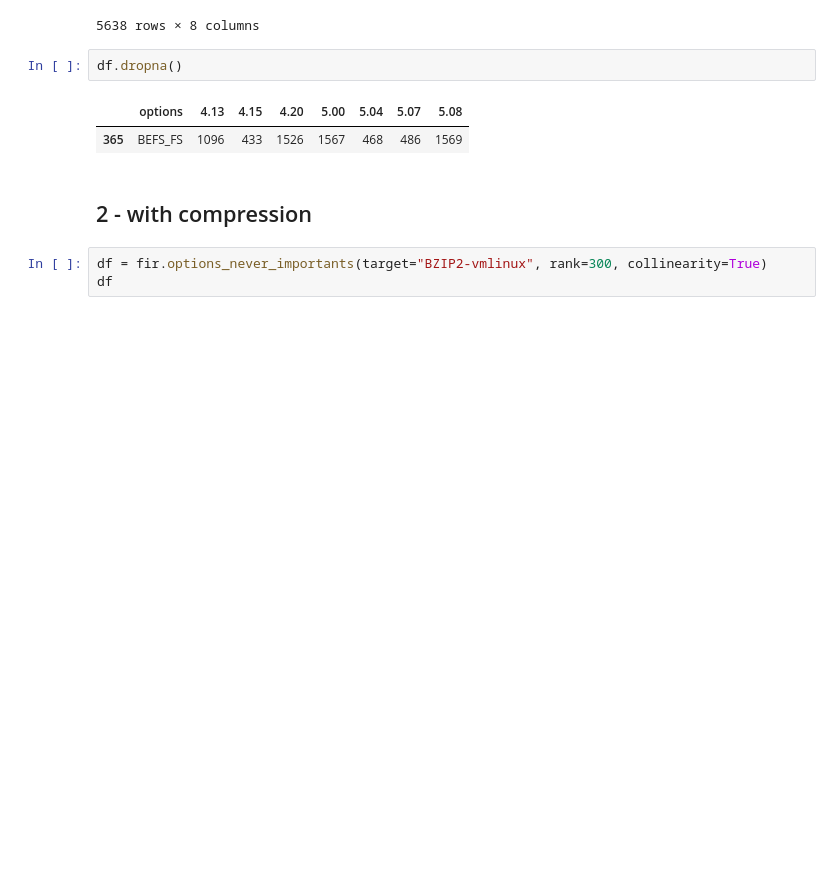
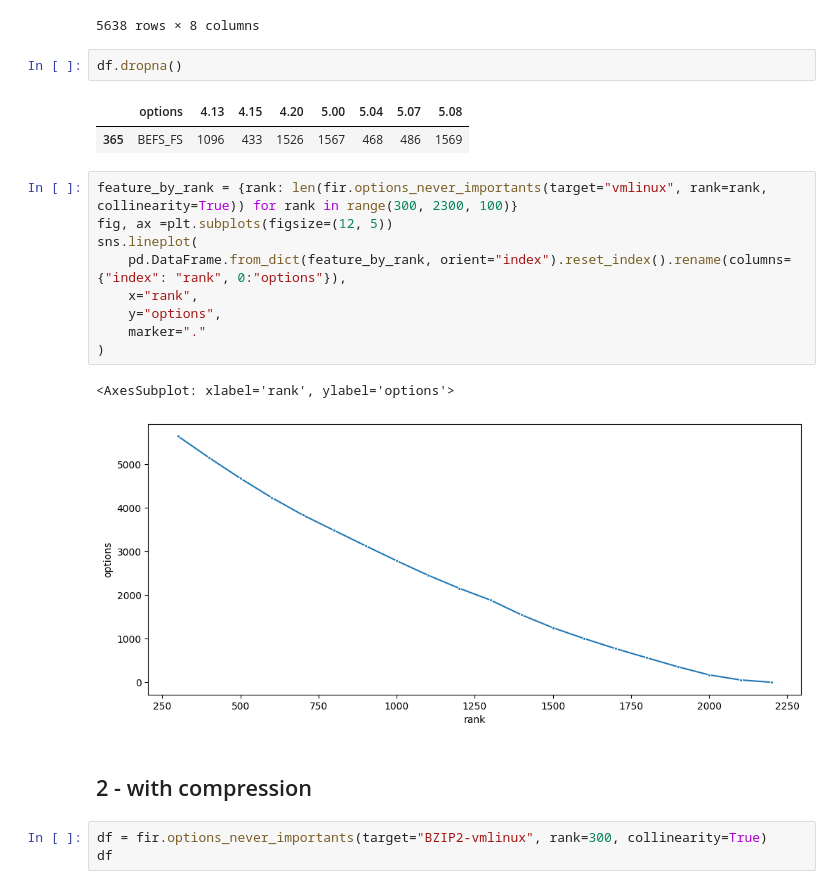
Before and after one commit to TuxML/tuxai, a Jupyter notebook: notebooks/2022_12_21.ipynb, the cells around one changed output. Cells and saved outputs as stored; diff of their text form; blank space fills up the shorter version.

```diff
--- a/notebooks/2022_12_21.ipynb
+++ b/notebooks/2022_12_21.ipynb
@@ -122,6 +126,18 @@ df.dropna()
 # %% [output]
 |  | options | 4.13 | 4.15 | 4.20 | 5.00 | 5.04 | 5.07 | 5.08 |
 | 365 | BEFS_FS | 1096 | 433 | 1526 | 1567 | 468 | 486 | 1569 |
+# %%
+feature_by_rank = {rank: len(fir.options_never_importants(target="vmlinux", rank=rank, collinearity=True)) for rank in range(300, 2300, 100)}
+fig, ax =plt.subplots(figsize=(12, 5))
+sns.lineplot(
+    pd.DataFrame.from_dict(feature_by_rank, orient="index").reset_index().rename(columns={"index": "rank", 0:"options"}),
+    x="rank",
+    y="options",
+    marker="."
+)
+# %% [output]
+<AxesSubplot: xlabel='rank', ylabel='options'>
+[figure, added]
 # %% [markdown]
 ## 2 - with compression
 # %%
```
Also changed, not shown: parts of 17 cells of this notebook, 2 other files.
